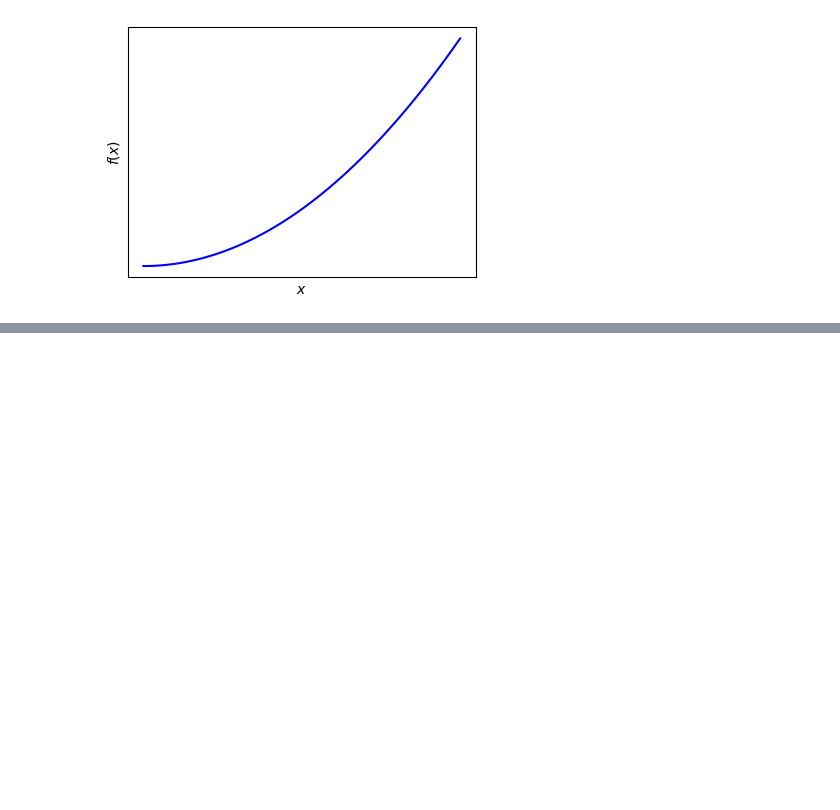
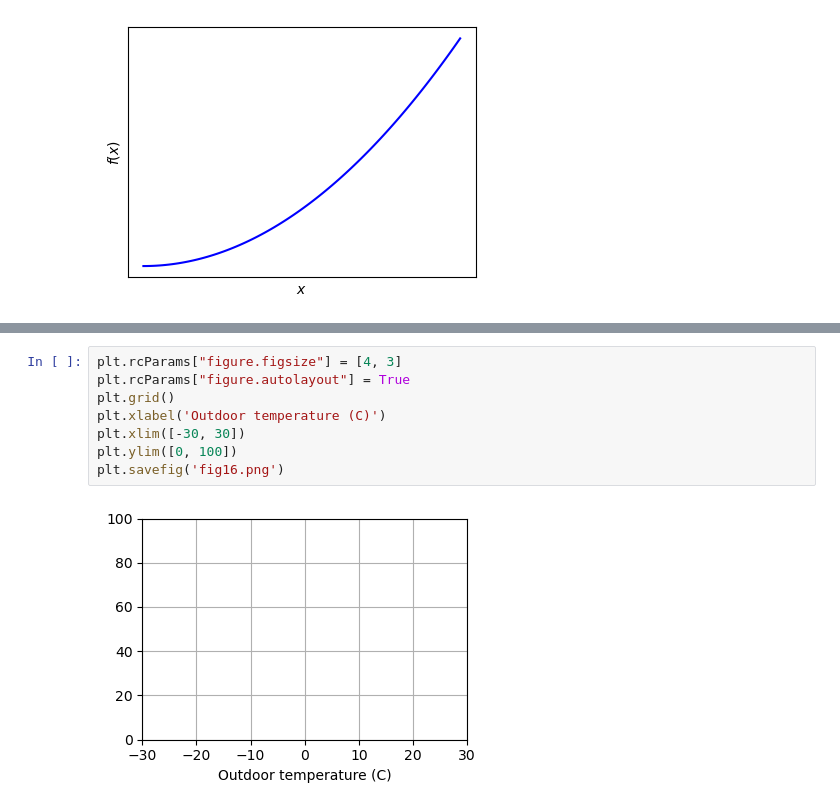
Before and after one commit to martavp/integrated-energy-grids, a Jupyter notebook: Lectures/Drawings_lectures.ipynb, the cells around one changed output, grey strips where cells are left out. Drawn from its saved outputs; the diff is of its cells as text; blank space fills up the shorter version.

```diff
--- a/Lectures/Drawings_lectures.ipynb
+++ b/Lectures/Drawings_lectures.ipynb
@@ -277,3 +312,13 @@ plt.savefig('fig13.png')
+# %%
+plt.rcParams["figure.figsize"] = [4, 3]
+plt.rcParams["figure.autolayout"] = True
+plt.grid()
+plt.xlabel('Outdoor temperature (C)')
+plt.xlim([-30, 30])
+plt.ylim([0, 100])
+plt.savefig('fig16.png')
+# %% [output]
+[figure, added]
 # %%
 plt.rcParams["figure.figsize"] = [4, 3]
 plt.rcParams["figure.autolayout"] = True
```
Also changed, not shown: parts of 3 cells of this notebook, 2 other files.
